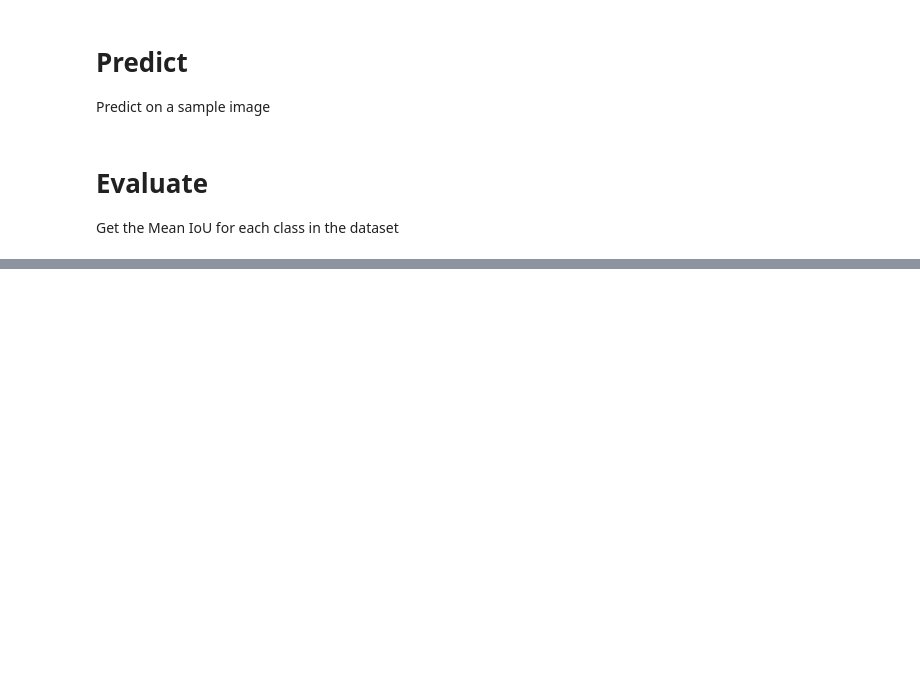
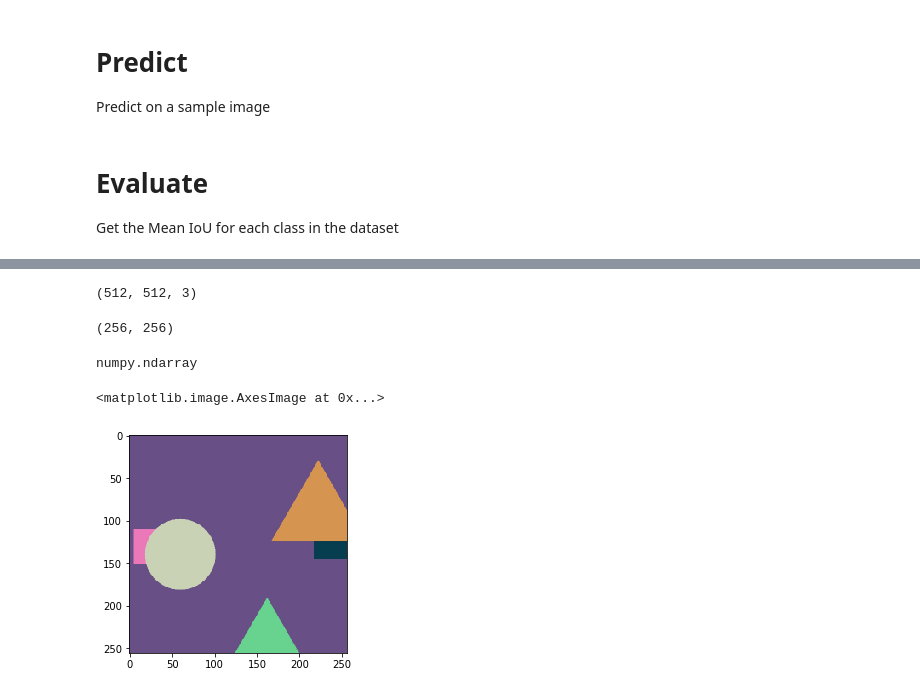
Before and after one commit to waspinator/deep-learning-explorer, a Jupyter notebook: semantic-segmentation/notebooks/fcn.ipynb, the cells around one changed output, grey strips where cells are left out. Cells and saved outputs as stored; diff of their text form; code cells hidden in the pictures; blank space fills up the shorter version.

```diff
--- a/semantic-segmentation/notebooks/fcn.ipynb
+++ b/semantic-segmentation/notebooks/fcn.ipynb
@@ -229,0 +297,6 @@ weights_path = semantic.weights.vgg16_imagenet_weights_path()
+# %%
+a = dataset_train.load_image(1)
+# %%
+a.shape
+# %% [output]
+(512, 512, 3)
@@ -229,0 +305,15 @@ weights_path = semantic.weights.vgg16_imagenet_weights_path()
+# %%
+a.shape
+# %% [output]
+(256, 256)
+# %%
+type(a)
+# %% [output]
+numpy.ndarray
+# %%
+b, _, _, _, _ = semantic.utils.resize_image(a, max_dim=256)
+# %%
+plt.imshow(b)
+# %% [output]
+<matplotlib.image.AxesImage at 0x...>
+[figure, added]
```
Also changed, not shown: parts of 38 cells of this notebook, 5 other files.
